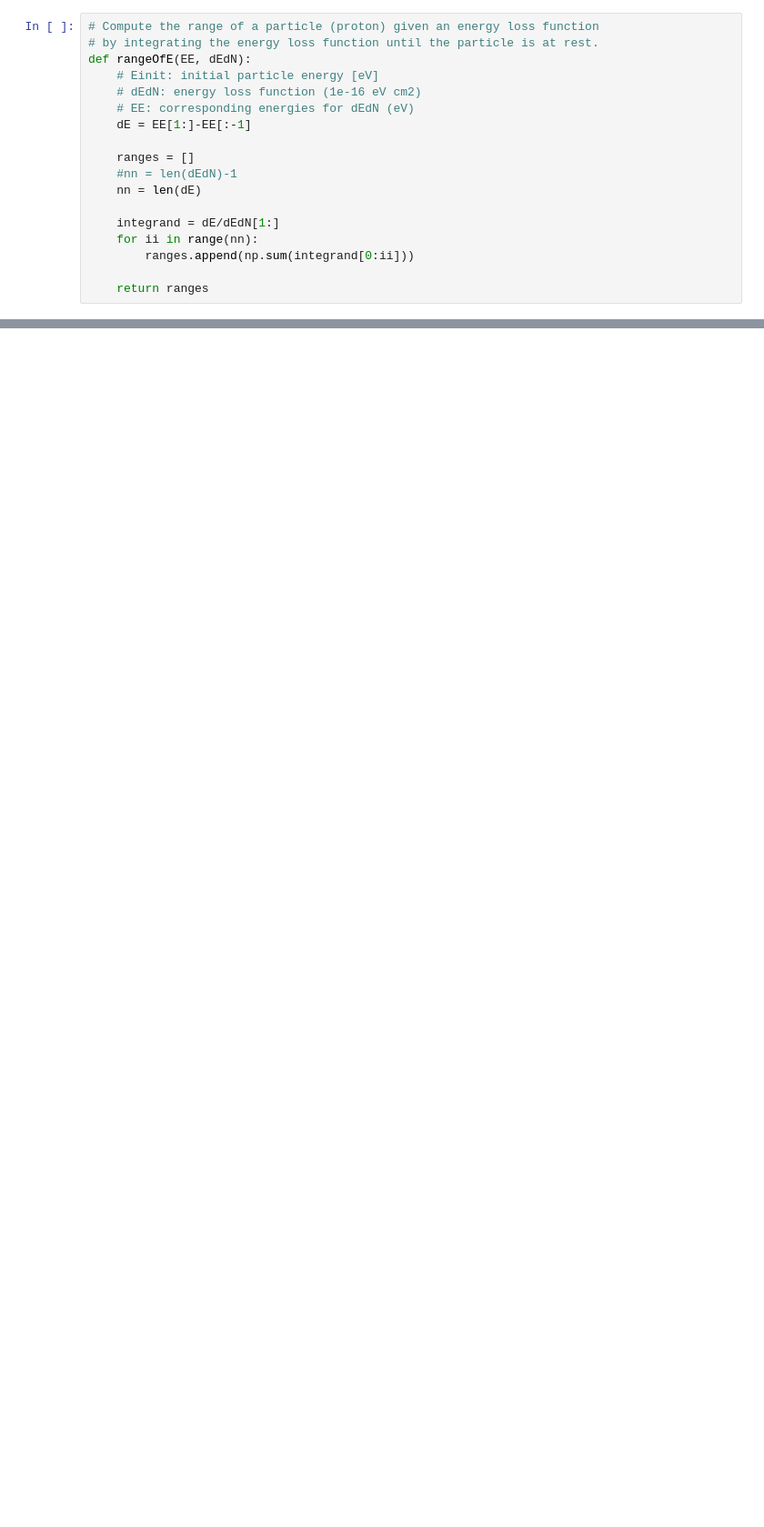
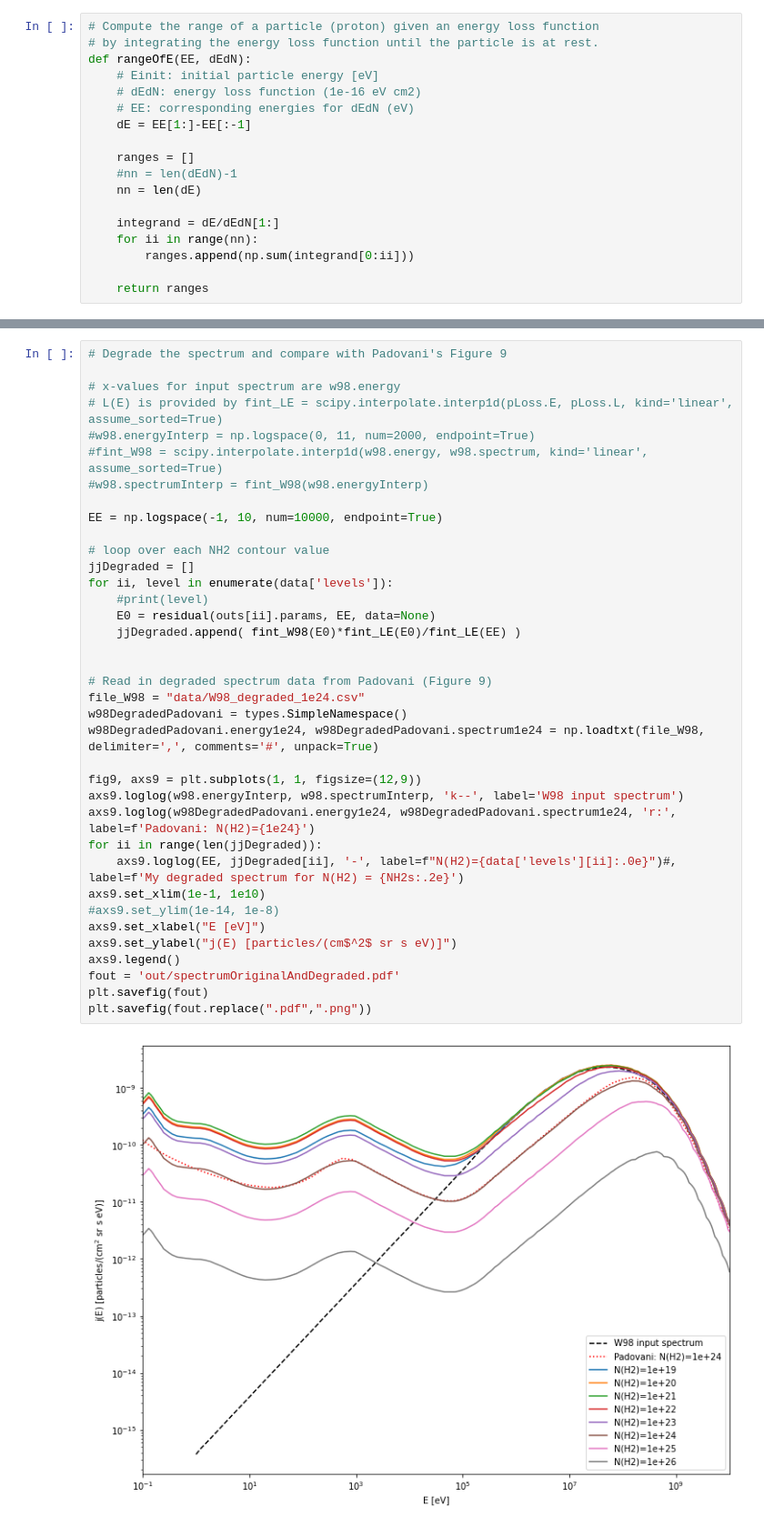
Before and after one commit to jbattat/reproduce_padovani, a Jupyter notebook: cr_spectrum.ipynb, the cells around one changed output, grey strips where cells are left out. Shown: that part at 91% size. Drawn from its saved outputs; the diff is of its cells as text; blank space fills up the shorter version.

```diff
--- a/cr_spectrum.ipynb
+++ b/cr_spectrum.ipynb
@@ -205,0 +398,39 @@ plt.savefig(fout.replace(".pdf",".png"))
+# %%
+# Degrade the spectrum and compare with Padovani's Figure 9
+
+# x-values for input spectrum are w98.energy
+# L(E) is provided by fint_LE = scipy.interpolate.interp1d(pLoss.E, pLoss.L, kind='linear', assume_sorted=True)
+#w98.energyInterp = np.logspace(0, 11, num=2000, endpoint=True)
+#fint_W98 = scipy.interpolate.interp1d(w98.energy, w98.spectrum, kind='linear', assume_sorted=True)
+#w98.spectrumInterp = fint_W98(w98.energyInterp)
+
+EE = np.logspace(-1, 10, num=10000, endpoint=True)
+
+# loop over each NH2 contour value
+jjDegraded = []
+for ii, level in enumerate(data['levels']):
+    #print(level)
+    E0 = residual(outs[ii].params, EE, data=None)
+    jjDegraded.append( fint_W98(E0)*fint_LE(E0)/fint_LE(EE) )
+
+
+# Read in degraded spectrum data from Padovani (Figure 9)
+file_W98 = "data/W98_degraded_1e24.csv"
+w98DegradedPadovani = types.SimpleNamespace()
+w98DegradedPadovani.energy1e24, w98DegradedPadovani.spectrum1e24 = np.loadtxt(file_W98, delimiter=',', comments='#', unpack=True)
+
+fig9, axs9 = plt.subplots(1, 1, figsize=(12,9))
+axs9.loglog(w98.energyInterp, w98.spectrumInterp, 'k--', label='W98 input spectrum')
+axs9.loglog(w98DegradedPadovani.energy1e24, w98DegradedPadovani.spectrum1e24, 'r:', label=f'Padovani: N(H2)={1e24}')
+for ii in range(len(jjDegraded)):
+    axs9.loglog(EE, jjDegraded[ii], '-', label=f"N(H2)={data['levels'][ii]:.0e}")#, label=f'My degraded spectrum for N(H2) = {NH2s:.2e}')
+axs9.set_xlim(1e-1, 1e10)
+#axs9.set_ylim(1e-14, 1e-8)
+axs9.set_xlabel("E [eV]")
+axs9.set_ylabel("j(E) [particles/(cm$^2$ sr s eV)]")
+axs9.legend()
+fout = 'out/spectrumOriginalAndDegraded.pdf'
+plt.savefig(fout)
+plt.savefig(fout.replace(".pdf",".png"))
+# %% [output]
+[figure, added]
```
Also changed, not shown: parts of 12 cells of this notebook, 3 other files.
